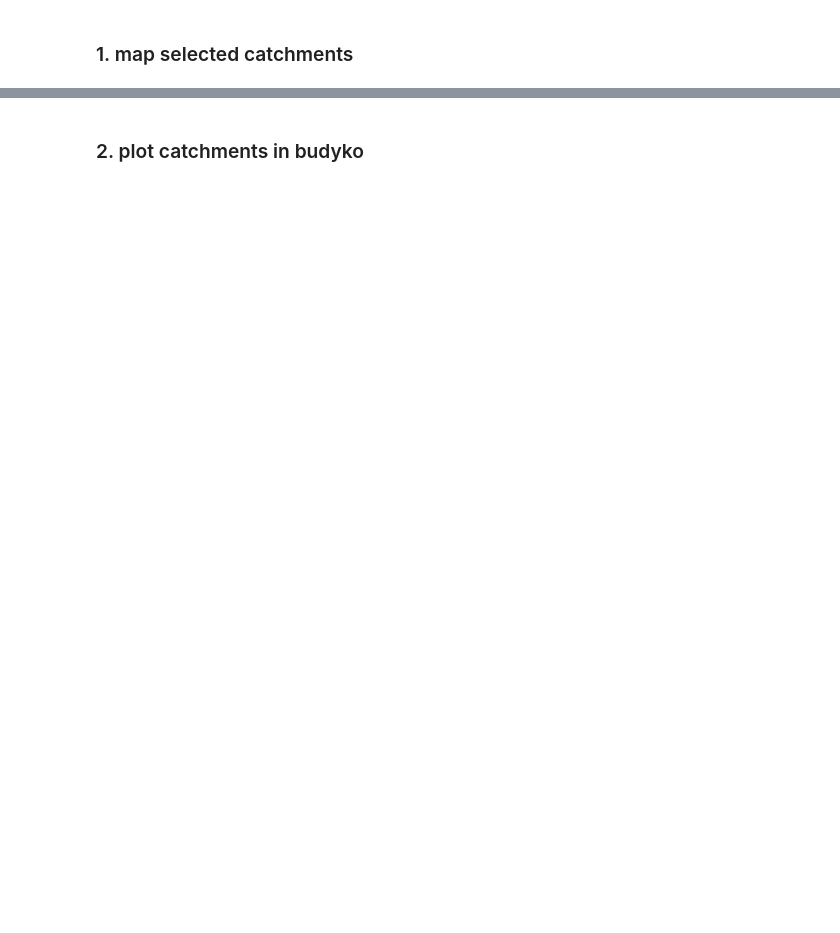
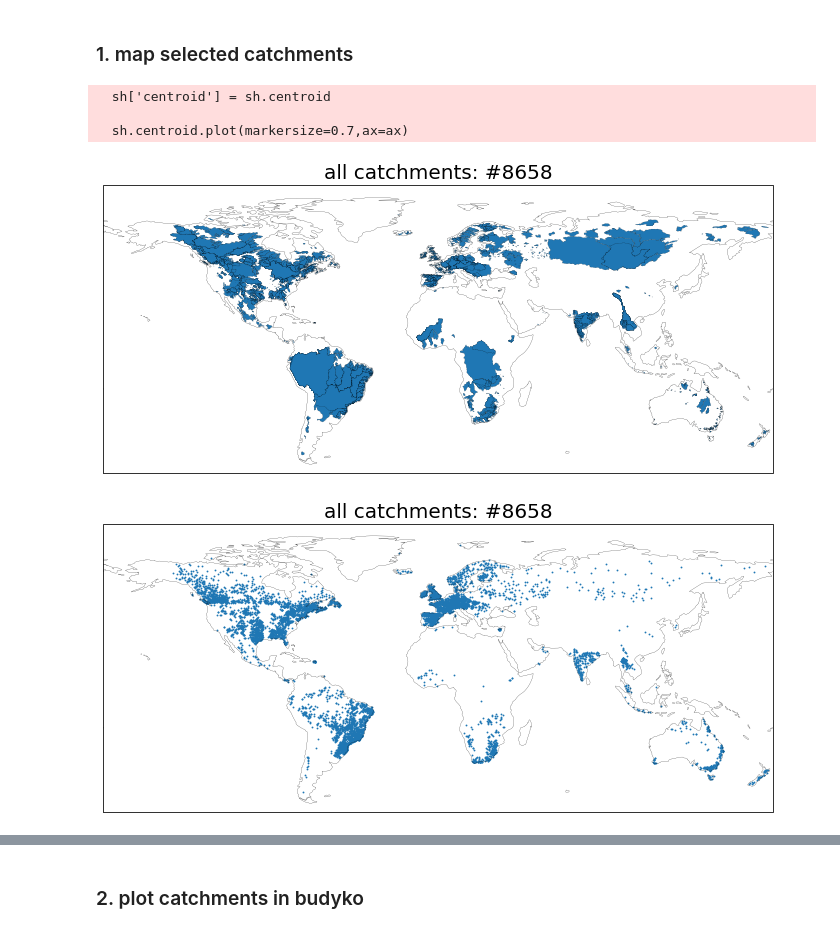
Before and after one commit to fvanoorschot/global_sr_module, a Jupyter notebook: visualize_catchment_characteristics.ipynb, the cells around one changed output, grey strips where cells are left out. Saved outputs shown, nothing was run; the diff lists cells and outputs as text; code cells hidden in the pictures; blank space fills up the shorter version.

```diff
--- a/visualize_catchment_characteristics.ipynb
+++ b/visualize_catchment_characteristics.ipynb
@@ -32,3 +34,32 @@ data_dir=Path(f'{work_dir}/data')
 out_dir=Path(f'{work_dir}/output')
 # %% [markdown]
 ### 1. map selected catchments
+# %%
+# map all catchments
+sh = gpd.read_file(f'{out_dir}/geo_catchments.shp')
+sh.index = sh.catch_id
+sh['centroid'] = sh.centroid
+
+fig = plt.figure(figsize=(12,12))
+ax = plt.axes(projection=ccrs.PlateCarree())
+ax.coastlines(linewidth=0.2)
+sh.plot(edgecolor='black',linewidth=0.1,ax=ax)
+ax.set_title(f'all catchments: #{len(sh)}',size=20)
+ax.set_ylim(-60,90)
+ax.set_xlim(-180,180)
+fig.savefig(f'{out_dir}/figures/catchment_overview/map_allcatchments_shapes.jpg',bbox_inches='tight')
+
+fig = plt.figure(figsize=(12,12))
+ax = plt.axes(projection=ccrs.PlateCarree())
+ax.coastlines(linewidth=0.2)
+sh.centroid.plot(markersize=0.7,ax=ax)
+ax.set_title(f'all catchments: #{len(sh)}',size=20)
+ax.set_ylim(-60,90)
+ax.set_xlim(-180,180)
+fig.savefig(f'{out_dir}/figures/catchment_overview/map_allcatchments_points.jpg',bbox_inches='tight')
+# %% [output]
+  sh['centroid'] = sh.centroid
+
+  sh.centroid.plot(markersize=0.7,ax=ax)
+[figure, added]
+[figure, added]
```
Also changed, not shown: parts of 8 cells of this notebook, 3 other files.
